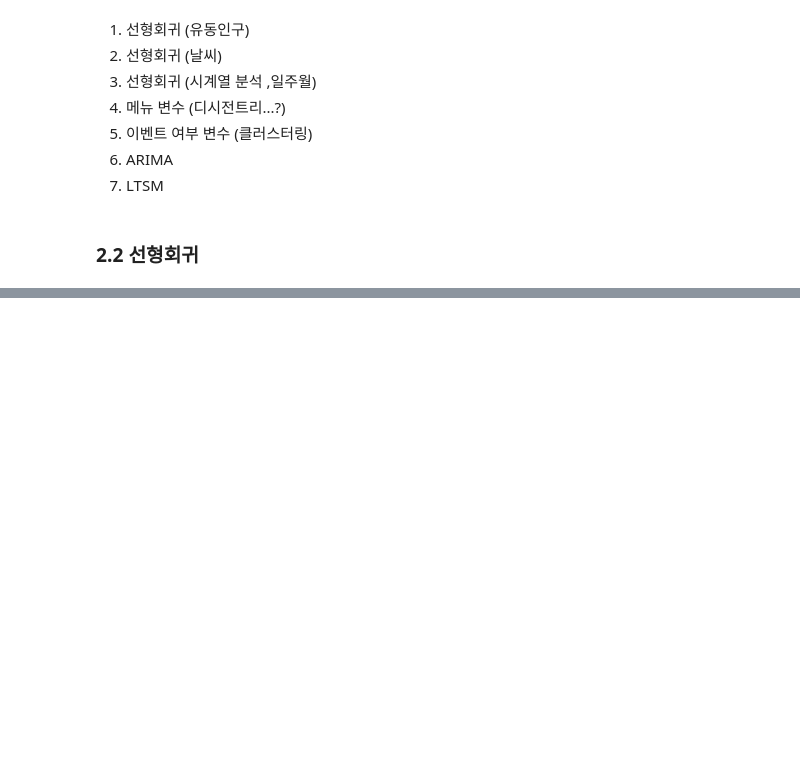
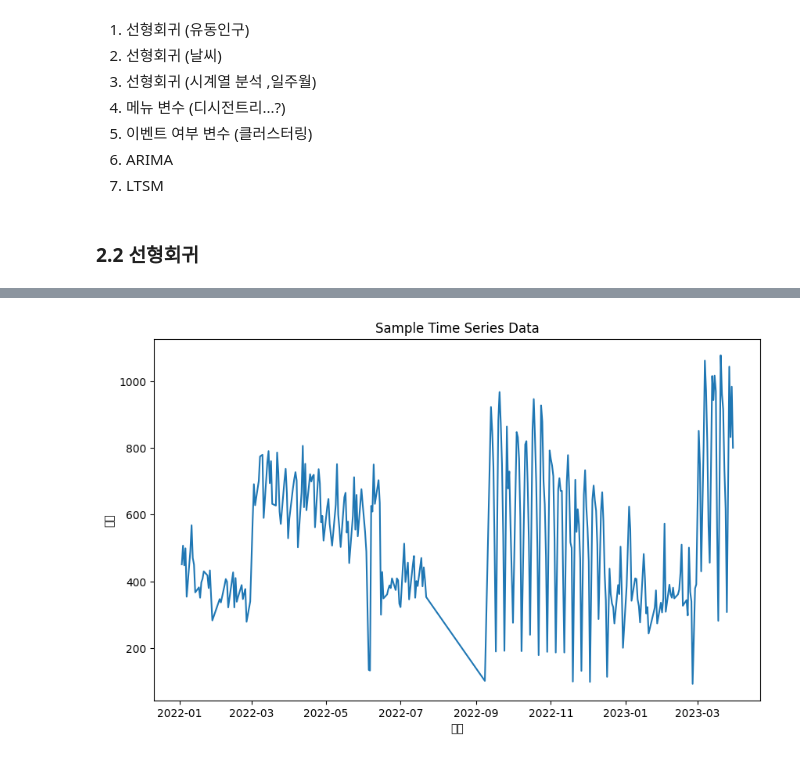
Before and after one commit to 10wook/School_Restaurants_demand_forcast, a Jupyter notebook: test.ipynb, the cells around one changed output, grey strips where cells are left out. Cells and saved outputs as stored; diff of their text form; code cells hidden in the pictures; blank space fills up the shorter version.

```diff
--- a/test.ipynb
+++ b/test.ipynb
@@ -831,0 +1148,19 @@ plt.show()
+# %%
+
+
+# # 시계열 데이터 생성
+# date_rng = pd.date_range(start='1/1/2020', end='12/31/2020', freq='D')
+# df = pd.DataFrame(date_rng, columns=['date'])
+# df['data'] = np.random.randint(0,100,size=(len(date_rng)))
+# df = df.set_index('date')
+# print(df.head())
+
+# 시계열 데이터 시각화
+plt.figure(figsize=(10,6))
+plt.plot(date_tot['날짜'],date_tot['합계'])
+plt.xlabel('날짜')
+plt.ylabel('합계')
+plt.title('Sample Time Series Data')
+plt.show()
+# %% [output]
+[figure, added]
```
Also changed, not shown: parts of 31 cells of this notebook, 4 other files.
